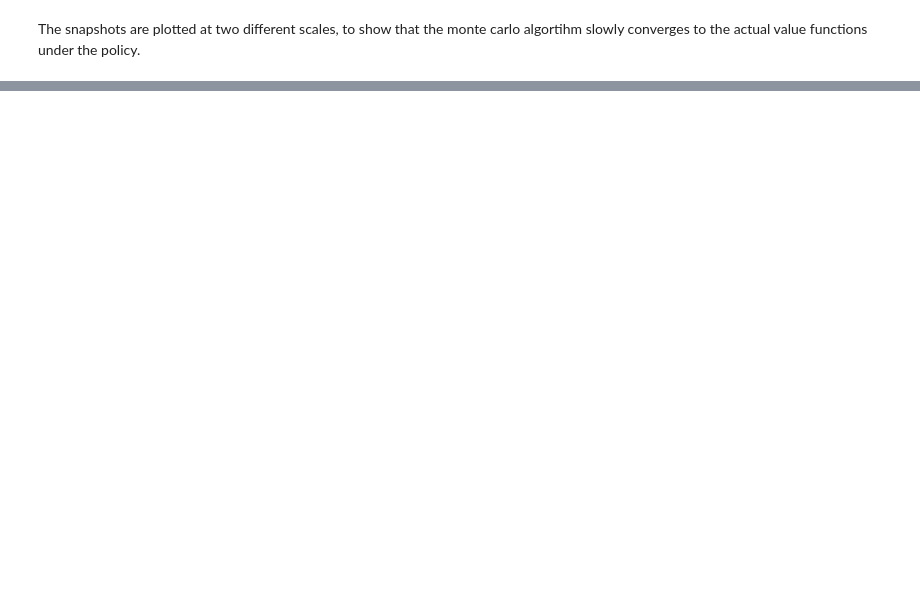
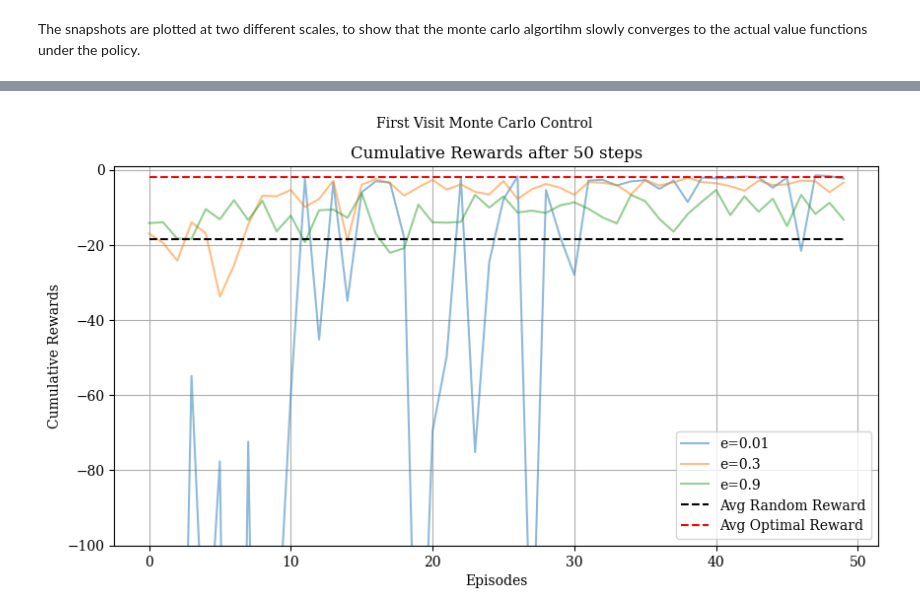
Before and after one commit to OlivierBroekman/herringbone, a Jupyter notebook: analysis.ipynb, the cells around one changed output, grey strips where cells are left out. Cells and saved outputs as stored; diff of their text form; code cells hidden in the pictures; blank space fills up the shorter version.

```diff
--- a/analysis.ipynb
+++ b/analysis.ipynb
@@ -119,0 +181,39 @@ plot_v_rms(rms_over_time, 100, 100000)
+# %%
+sessions = 10
+steps = 100
+mc_e001_cumulative_rewards = measure_cum_rewards(0.01, sessions, steps)
+mc_e03_cumulative_rewards = measure_cum_rewards(0.3, sessions, steps)
+mc_e09_cumulative_rewards = measure_cum_rewards(0.9, sessions, steps)
+# %%
+import matplotlib.pyplot as plt
+
+def plot_cumulative_rewards(mc_e001_cumulative_rewards, mc_e03_cumulative_rewards, mc_e09_cumulative_rewards,
+                            avg_random_reward, avg_optimal_reward, steps, stop, alpha=1):
+    plt.figure(figsize=(10, 5))
+
+    # Plotting the cumulative rewards with the stop and alpha parameters
+    plt.plot(range(min(len(mc_e001_cumulative_rewards), stop)), mc_e001_cumulative_rewards[:stop], linestyle='-', alpha=alpha, label='e=0.01')
+    plt.plot(range(min(len(mc_e03_cumulative_rewards), stop)), mc_e03_cumulative_rewards[:stop], linestyle='-', alpha=alpha, label='e=0.3')
+    plt.plot(range(min(len(mc_e09_cumulative_rewards), stop)), mc_e09_cumulative_rewards[:stop], linestyle='-', alpha=alpha, label='e=0.9')
+
+    # Plotting the average random and optimal rewards as straight, dotted lines
+    plt.plot(range(min(len(mc_e001_cumulative_rewards), stop)), [avg_random_reward] * stop, linestyle='--', color='black', label='Avg Random Reward')
+    plt.plot(range(min(len(mc_e001_cumulative_rewards), stop)), [avg_optimal_reward] * stop, linestyle='--', color='red', label='Avg Optimal Reward')
+
+    # Titles and labels
+    plt.title(f'Cumulative Rewards after {stop} steps')
+    plt.suptitle('First Visit Monte Carlo Control', fontsize=10)
+    plt.xlabel('Episodes')
+    plt.ylabel('Cumulative Rewards')
+
+    # Adding a grid and a legend
+    plt.grid(True)
+    plt.legend()
+    plt.ylim(-100, 1)
+    # Show the plot
+    plt.show()
+# %%
+plot_cumulative_rewards(mc_e001_cumulative_rewards, mc_e03_cumulative_rewards, mc_e09_cumulative_rewards,
+                        avg_random_reward, avg_optimal_reward, steps, 50, alpha=0.5)
+# %% [output]
+[figure, added]
```
Also changed, not shown: parts of 12 cells of this notebook.
